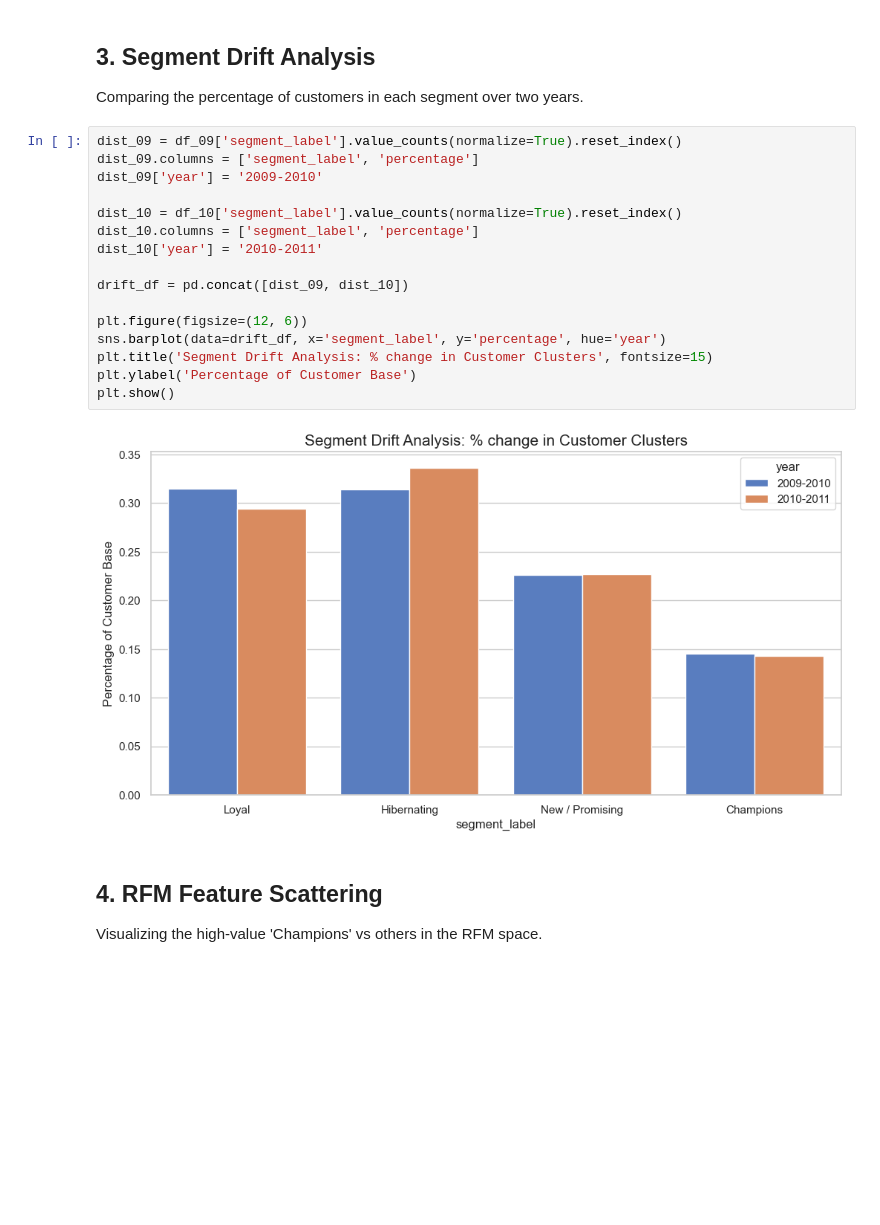
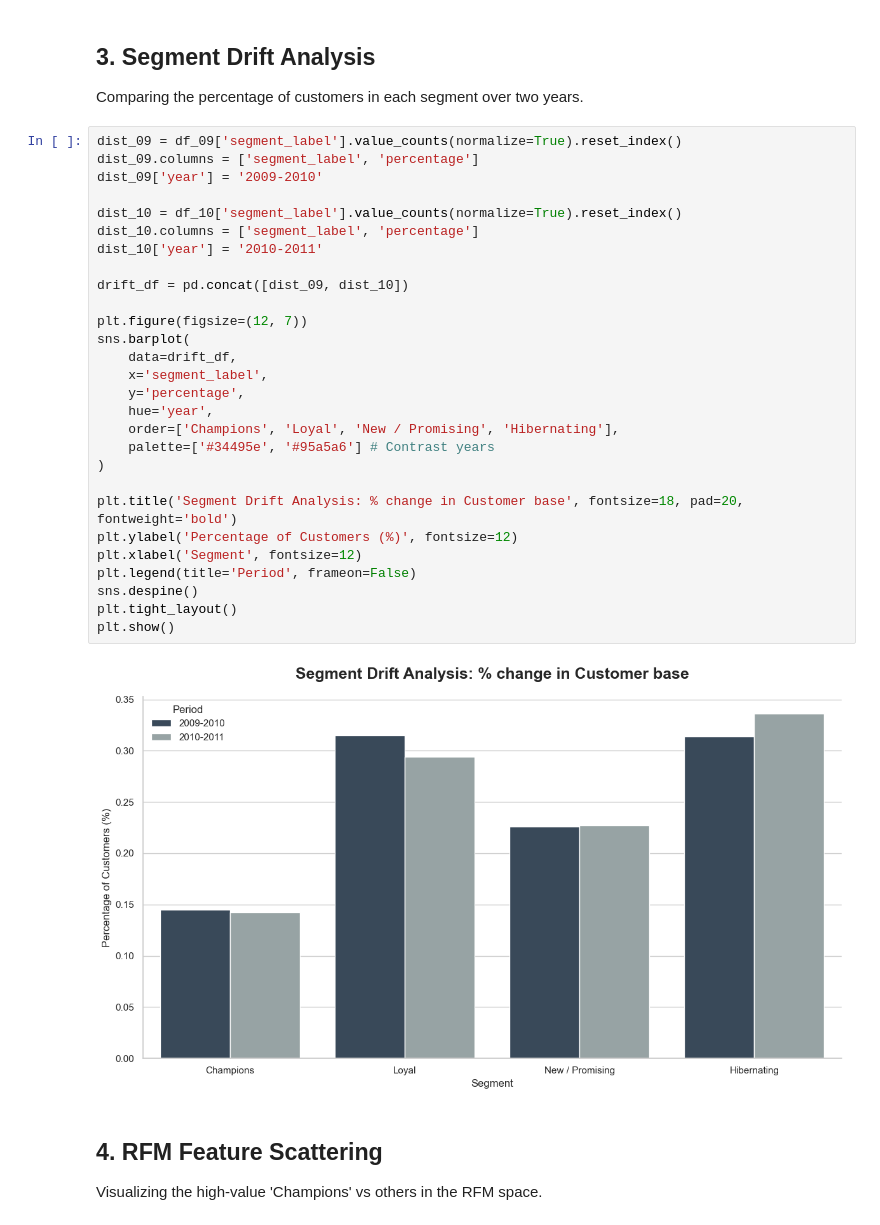
Before and after one commit to CaballeroRAR/ds_projects, a Jupyter notebook: 1_ml-pipeline-migration-bigquery/notebooks/bq_analysis.ipynb, the cells around one changed output. Cells and saved outputs as stored; diff of their text form; blank space fills up the shorter version.

```diff
--- a/1_ml-pipeline-migration-bigquery/notebooks/bq_analysis.ipynb
+++ b/1_ml-pipeline-migration-bigquery/notebooks/bq_analysis.ipynb
@@ -47,21 +75,33 @@ Comparing the percentage of customers in each segment over two years.
 # %%
 dist_09 = df_09['segment_label'].value_counts(normalize=True).reset_index()
 dist_09.columns = ['segment_label', 'percentage']
 dist_09['year'] = '2009-2010'
 
 dist_10 = df_10['segment_label'].value_counts(normalize=True).reset_index()
 dist_10.columns = ['segment_label', 'percentage']
 dist_10['year'] = '2010-2011'
 
 drift_df = pd.concat([dist_09, dist_10])
 
-plt.figure(figsize=(12, 6))
-sns.barplot(data=drift_df, x='segment_label', y='percentage', hue='year')
-plt.title('Segment Drift Analysis: % change in Customer Clusters', fontsize=15)
-plt.ylabel('Percentage of Customer Base')
+plt.figure(figsize=(12, 7))
+sns.barplot(
+    data=drift_df,
+    x='segment_label',
+    y='percentage',
+    hue='year',
+    order=['Champions', 'Loyal', 'New / Promising', 'Hibernating'],
+    palette=['#34495e', '#95a5a6'] # Contrast years
+)
+
+plt.title('Segment Drift Analysis: % change in Customer base', fontsize=18, pad=20, fontweight='bold')
+plt.ylabel('Percentage of Customers (%)', fontsize=12)
+plt.xlabel('Segment', fontsize=12)
+plt.legend(title='Period', frameon=False)
+sns.despine()
+plt.tight_layout()
 plt.show()
 # %% [output]
-[figure, old version]
+[figure, new version]
 # %% [markdown]
 ## 4. RFM Feature Scattering
 Visualizing the high-value 'Champions' vs others in the RFM space.
```
Also changed, not shown: parts of 4 cells of this notebook.
